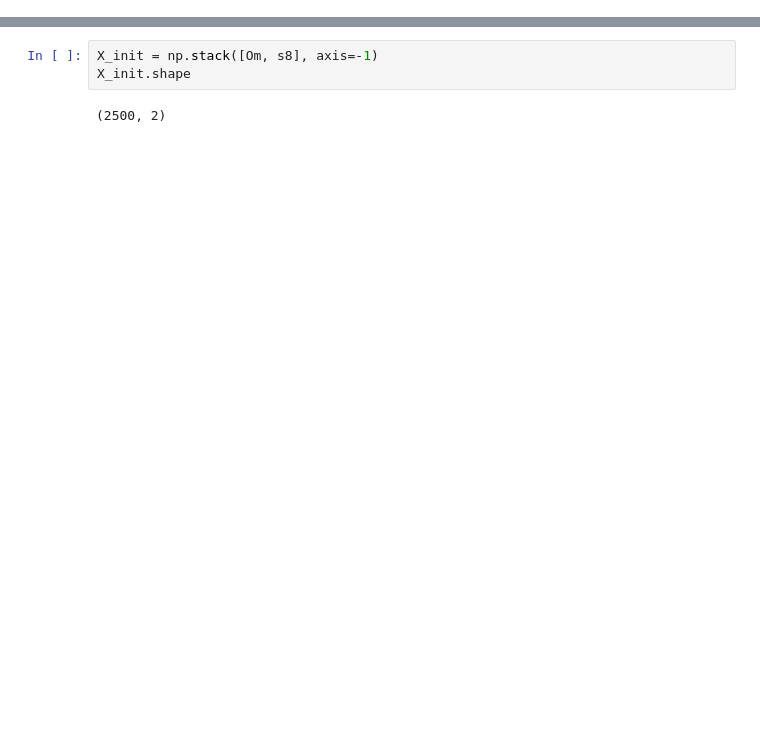
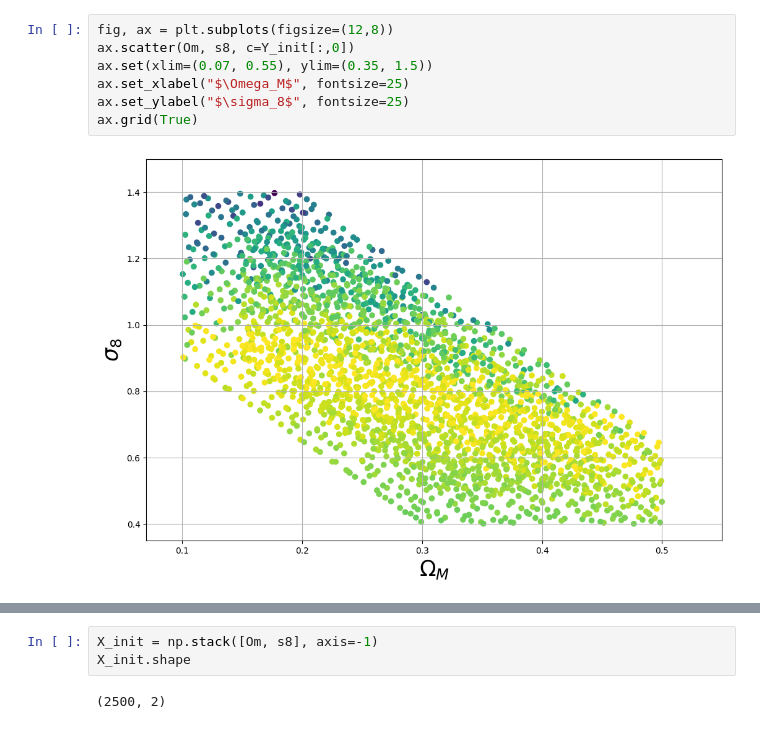
Before and after one commit to des-science/y3-deep-lss, a Jupyter notebook: notebooks/evaluation/constraints.ipynb, the cells around one changed output, grey strips where cells are left out. Drawn from its saved outputs; the diff is of its cells as text; blank space fills up the shorter version.

```diff
--- a/notebooks/evaluation/constraints.ipynb
+++ b/notebooks/evaluation/constraints.ipynb
@@ -95,3 +119,12 @@ ax.grid(True)
+# %%
+fig, ax = plt.subplots(figsize=(12,8))
+ax.scatter(Om, s8, c=Y_init[:,0])
+ax.set(xlim=(0.07, 0.55), ylim=(0.35, 1.5))
+ax.set_xlabel("$\Omega_M$", fontsize=25)
+ax.set_ylabel("$\sigma_8$", fontsize=25)
+ax.grid(True)
+# %% [output]
+[figure, added]
 # %%
 # select a random subset
 np.random.seed(11)
```
Also changed, not shown: parts of 29 cells of this notebook, 3 other files.
